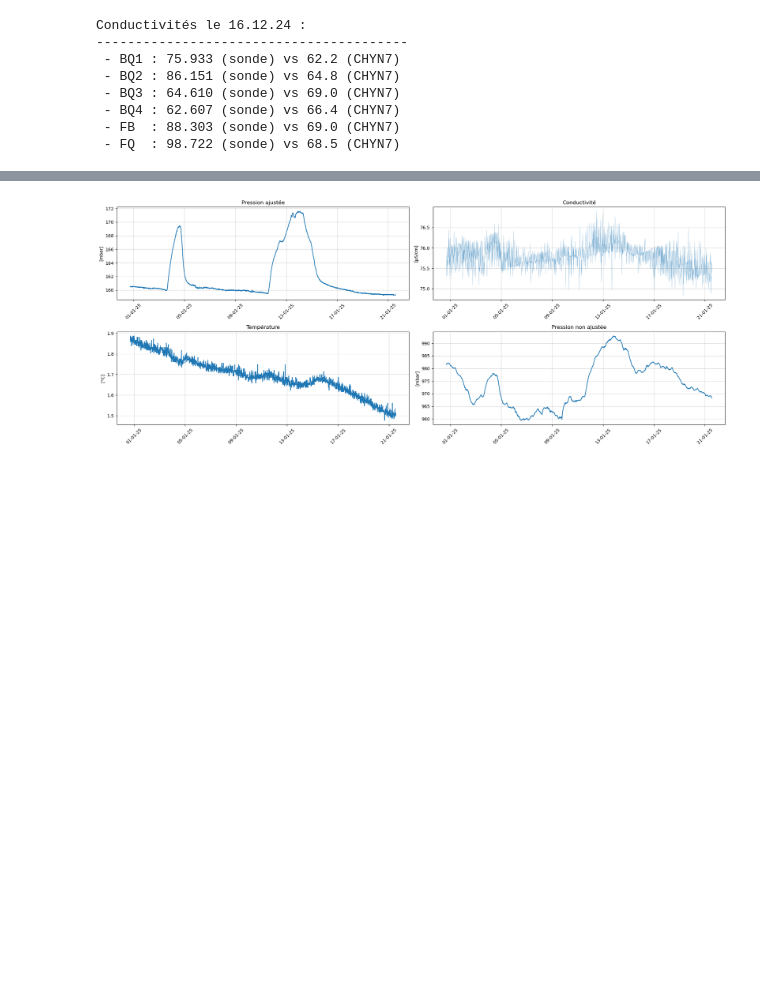
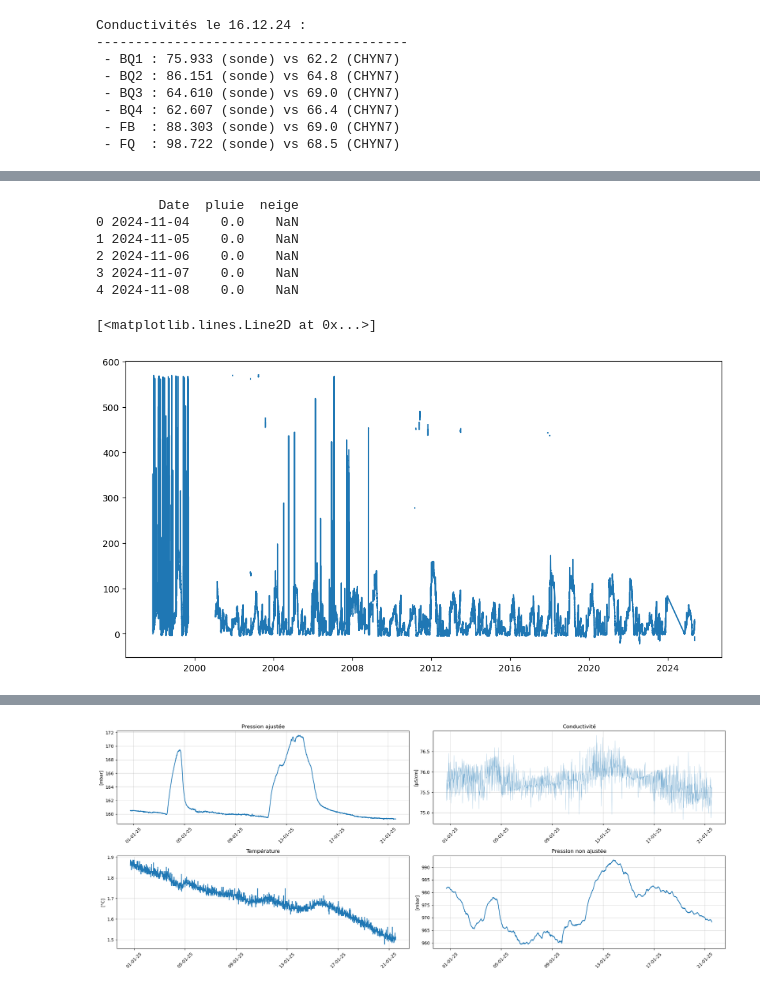
Before and after one commit to axel2927/tb_davos, a Jupyter notebook: davos_3_sondes_dec.ipynb, the cells around one changed output, grey strips where cells are left out. Drawn from its saved outputs; the diff is of its cells as text; code cells hidden in the pictures; blank space fills up the shorter version.

```diff
--- a/davos_3_sondes_dec.ipynb
+++ b/davos_3_sondes_dec.ipynb
@@ -849,0 +610,18 @@ Décalage optimal : 0 minutes
+# %%
+data_precipitations = pd.read_excel("precipitations_neige_davos.xlsx")
+data_precipitations.columns = ["Date", "pluie", "neige"]
+data_precipitations["Date"] = pd.to_datetime(data_precipitations["Date"], format="%d.%m.%Y")
+
+data_slf2 = pd.read_excel("SLF2.xlsx")
+
+
+print(data_precipitations.head())
+pluie_date = data_precipitations["Date"]
+pluie_mm = data_precipitations["pluie"]
+# %% [output]
+        Date  pluie  neige
+0 2024-11-04    0.0    NaN
+1 2024-11-05    0.0    NaN
+2 2024-11-06    0.0    NaN
+3 2024-11-07    0.0    NaN
+4 2024-11-08    0.0    NaN
@@ -849,0 +630,28 @@ Décalage optimal : 0 minutes
+# %%
+SLF2_date = pd.to_datetime(data_slf2["measure_date"])
+FLU2_date = pd.to_datetime(data_flu2["measure_date"])
+
+SLF2_date_og = pd.to_datetime(data_slf2["measure_date"])
+SLF2_neige_og = data_slf2["HS"].values
+
+# Définir les bornes de temps
+start = pd.Timestamp("2024-11-04 08:00:00+00:00")
+end = pd.Timestamp("2025-05-19 12:00:00+00:00")
+
+# Filtrage SLF2
+mask_slf = (SLF2_date >= start) & (SLF2_date <= end)
+SLF2_date = SLF2_date[mask_slf]
+SLF2_temp = data_slf2["TA_30MIN_MEAN"].values[mask_slf]
+SLF2_neige = data_slf2["HS"].values[mask_slf]
+
+# Filtrage FLU2
+mask_flu = (FLU2_date >= start) & (FLU2_date <= end)
+FLU2_date = FLU2_date[mask_flu]
+FLU2_temp = data_flu2["TA_30MIN_MEAN"].values[mask_flu]
+FLU2_neige = data_flu2["HS"].values[mask_flu]
+# %%
+plt.figure(figsize=(12,6))
+plt.plot(SLF2_date_og, SLF2_neige_og)
+# %% [output]
+[<matplotlib.lines.Line2D at 0x...>]
+[figure, added]
```
Also changed, not shown: parts of 71 cells of this notebook.
